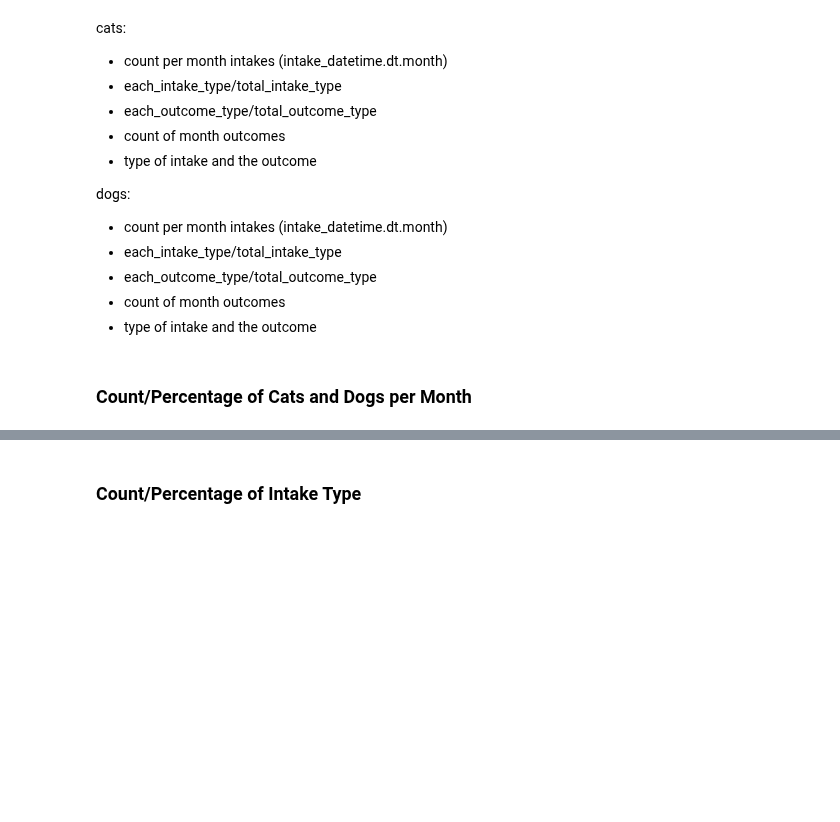
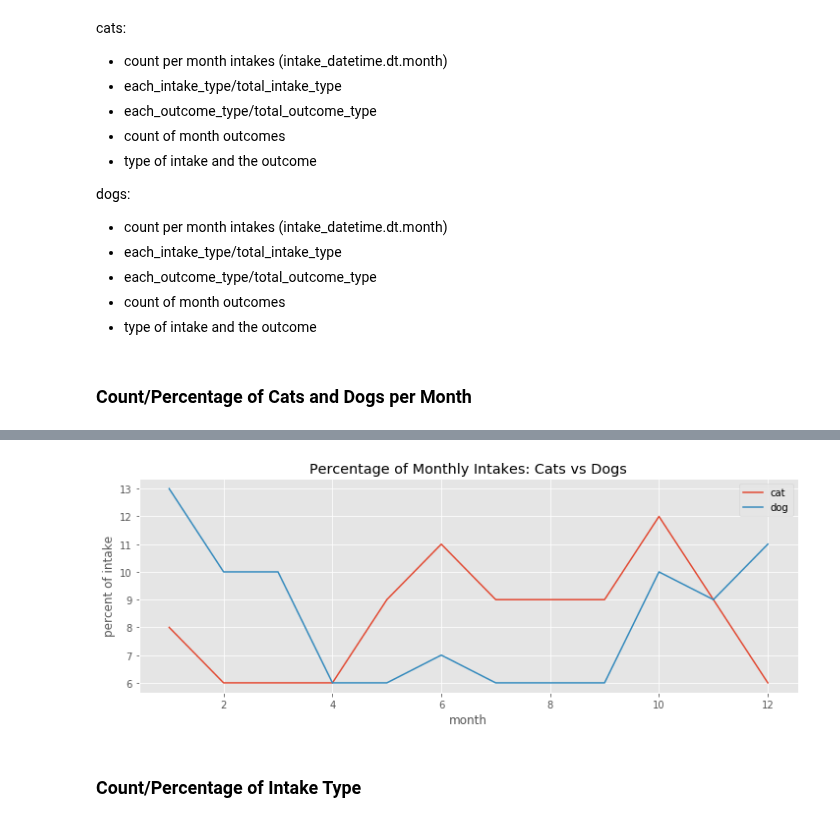
Before and after one commit to cwong690/Dallas-Paws, a Jupyter notebook: dallas_animals.ipynb, the cells around one changed output, grey strips where cells are left out. Cells and saved outputs as stored; diff of their text form; code cells hidden in the pictures; blank space fills up the shorter version.

```diff
--- a/dallas_animals.ipynb
+++ b/dallas_animals.ipynb
@@ -546,8 +701,15 @@ bar_percent(axes[1], cats['intake_datetime'].dt.month.value_counts().sort_index(
 # %%
 fig, ax = plt.subplots(figsize=(12,4))
 sns.lineplot(x=cats['month'].value_counts().index, y=cats_percent)
 sns.lineplot(x=dogs['month'].value_counts().index, y=dogs_percent)
 ax.legend(labels=['cat', 'dog'])
+ax.set_xlabel('month')
+ax.set_ylabel('percent of intake')
+ax.set_title('Percentage of Monthly Intakes: Cats vs Dogs')
+
+plt.savefig('lineplt_count_perc_monthly.png')
+# %% [output]
+[figure, added]
 # %% [markdown]
 ### Count/Percentage of Intake Type
 # %%
```
Also changed, not shown: parts of 27 cells of this notebook.
